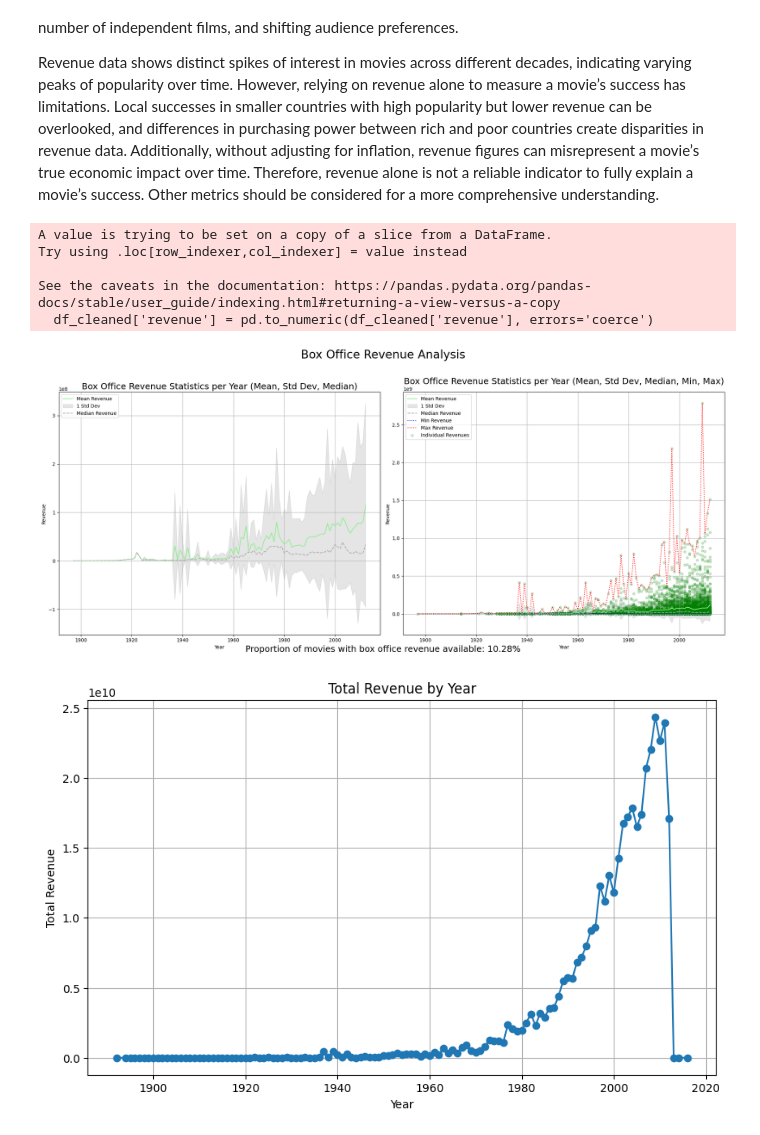
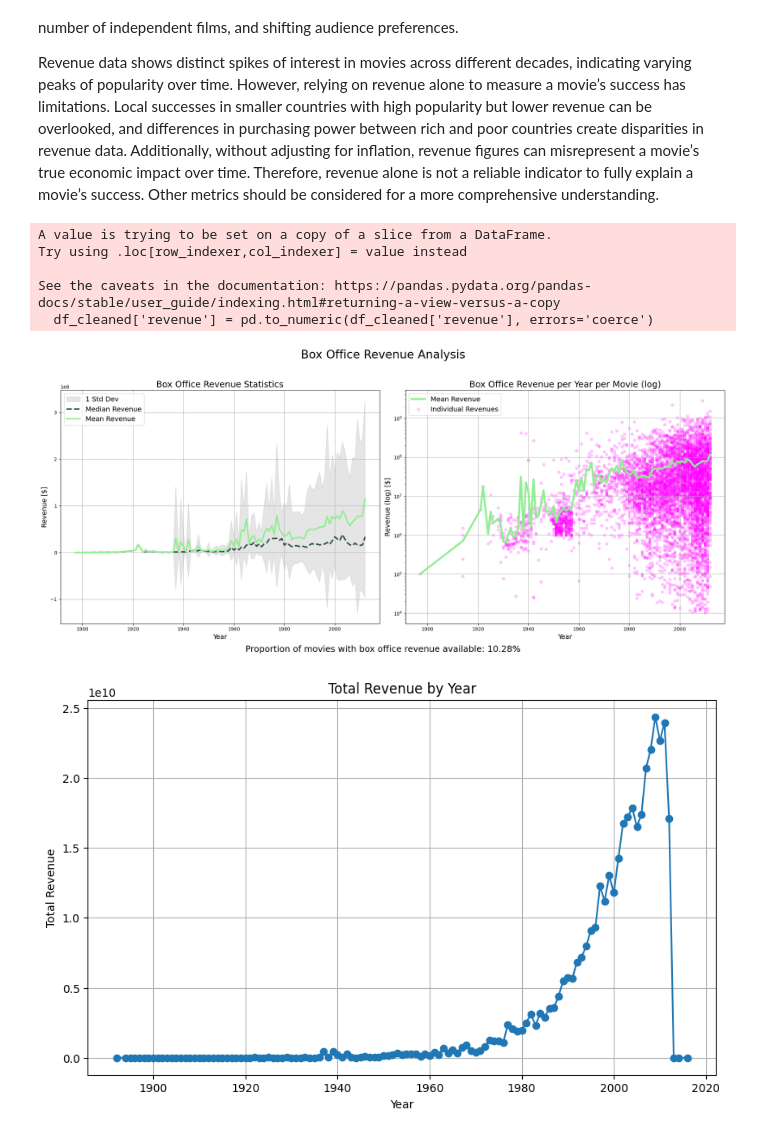
Before and after one commit to epfl-ada/ada-2024-project-spaghetti-raclette-tangyuan-horizon-nexus, a Jupyter notebook: results.ipynb, the cells around one changed output. Drawn from its saved outputs; the diff is of its cells as text; code cells hidden in the pictures.

Commit message:
revenue good

```diff
--- a/results.ipynb
+++ b/results.ipynb
@@ -159,59 +159,58 @@ The variance in movie revenues has not remained constant over time, indicating a
 
 Revenue data shows distinct spikes of interest in movies across different decades, indicating varying peaks of popularity over time. However, relying on revenue alone to measure a movie’s success has limitations. Local successes in smaller countries with high popularity but lower revenue can be overlooked, and differences in purchasing power between rich and poor countries create disparities in revenue data. Additionally, without adjusting for inflation, revenue figures can misrepresent a movie’s true economic impact over time. Therefore, revenue alone is not a reliable indicator to fully explain a movie’s success. Other metrics should be considered for a more comprehensive understanding.
 # %%
+# Data preprocessing and analysis
 movie_metadata_df['year'] = pd.to_datetime(movie_metadata_df['release_date'], errors='coerce').dt.year
 df_cleaned = movie_metadata_df.dropna(subset=['year', 'revenue'])
 df_cleaned['revenue'] = pd.to_numeric(df_cleaned['revenue'], errors='coerce')
 df_cleaned = df_cleaned.dropna(subset=['revenue'])
 revenue_stats = df_cleaned.groupby('year')['revenue'].agg(['mean', 'std', 'median', 'min', 'max'])
 
-# Calculate the proportion of movies with box office revenue available
+# Proportion of movies with box office revenue available
 total_movies = movie_metadata_df.shape[0]
 movies_with_revenue = movie_metadata_df['revenue'].notna().sum()
 proportion_with_revenue = movies_with_revenue / total_movies
 
 fig, axes = plt.subplots(nrows=1, ncols=2, figsize=(20, 9))
 
-# Plot 1: Mean, Std Dev, and Median Revenue
-axes[0].plot(revenue_stats.index, revenue_stats['mean'], label='Mean Revenue', color='lightgreen')
+# Plot 1
 axes[0].fill_between(revenue_stats.index, revenue_stats['mean'] - revenue_stats['std'],
                      revenue_stats['mean'] + revenue_stats['std'], color='grey', alpha=0.2, label='1 Std Dev')
-axes[0].plot(revenue_stats.index, revenue_stats['median'], label='Median Revenue', linestyle='--', color='darkgrey')
-axes[0].set_title('Box Office Revenue Statistics per Year (Mean, Std Dev, Median)', fontsize=18)
-axes[0].set_xlabel('Year')
-axes[0].set_ylabel('Revenue')
-axes[0].legend()
+axes[0].plot(revenue_stats.index, revenue_stats['median'], label='Median Revenue', linestyle='--', color='darkslategray', linewidth=3)
+axes[0].plot(revenue_stats.index, revenue_stats['mean'], label='Mean Revenue', color='lightgreen', linewidth=3)
+axes[0].set_title('Box Office Revenue Statistics', fontsize=18)
+axes[0].set_xlabel('Year', fontsize=14)
+axes[0].set_ylabel('Revenue [$]', fontsize=14)
+axes[0].legend(fontsize=14)
 axes[0].grid(True)
 
-# Plot 2: Mean, Std Dev, Median, Min, and Max Revenue
-axes[1].plot(revenue_stats.index, revenue_stats['mean'], label='Mean Revenue', color='lightgreen')
-axes[1].fill_between(revenue_stats.index, revenue_stats['mean'] - revenue_stats['std'],
-                     revenue_stats['mean'] + revenue_stats['std'], color='grey', alpha=0.2, label='1 Std Dev')
-axes[1].plot(revenue_stats.index, revenue_stats['median'], label='Median Revenue', linestyle='--', color='darkgrey')
-axes[1].plot(revenue_stats.index, revenue_stats['min'], label='Min Revenue', linestyle=':', color='blue')
-axes[1].plot(revenue_stats.index, revenue_stats['max'], label='Max Revenue', linestyle=':', color='red')
-axes[1].scatter(df_cleaned['year'], df_cleaned['revenue'], color='green', alpha=0.2, label='Individual Revenues', s=25)
-axes[1].set_title('Box Office Revenue Statistics per Year (Mean, Std Dev, Median, Min, Max)', fontsize=18)
-axes[1].set_xlabel('Year')
-axes[1].set_ylabel('Revenue')
-axes[1].legend()
+# Plot 2
+axes[1].plot(revenue_stats.index, revenue_stats['mean'], label='Mean Revenue', color='lightgreen', linewidth=4)
+# axes[1].plot(revenue_stats.index, revenue_stats['min'], label='Min Revenue', linestyle=':', color='blue',linewidth=3)
+# axes[1].plot(revenue_stats.index, revenue_stats['max'], label='Max Revenue', linestyle=':', color='red', linewidth=3)
+axes[1].scatter(df_cleaned['year'], df_cleaned['revenue'], color='magenta', alpha=0.2, label='Individual Revenues', s=30)
+axes[1].set_title('Box Office Revenue per Year per Movie (log)', fontsize=18)
+axes[1].set_xlabel('Year', fontsize=14)
+axes[1].set_ylabel('Revenue (log) [$]', fontsize=14)
+axes[1].set_yscale('log')  # Set y-axis to log scale
+axes[1].legend(fontsize=14)
 axes[1].grid(True)
 
-# Add a main title for the two plots
+# Main title
 fig.suptitle('Box Office Revenue Analysis', fontsize=24)
 
-# Add a title under the plots
+# Display of available data %
 fig.text(0.5, 0.01, f"Proportion of movies with box office revenue available: {proportion_with_revenue:.2%}", ha='center', fontsize=18)
 
-plt.tight_layout(rect=[0, 0, 1, 0.96])
+plt.tight_layout(rect=[0, 0.03, 1, 0.95])
 plt.show()
 # %% [output]
 A value is trying to be set on a copy of a slice from a DataFrame.
 Try using .loc[row_indexer,col_indexer] = value instead
 
 See the caveats in the documentation: https://pandas.pydata.org/pandas-docs/stable/user_guide/indexing.html#returning-a-view-versus-a-copy
   df_cleaned['revenue'] = pd.to_numeric(df_cleaned['revenue'], errors='coerce')
-[figure, old version]
+[figure, new version]
 # %%
 # df_simple_revenu = movie_metadata_df
 # df_simple_revenu['release_date'] = pd.to_datetime(df_simple_revenu['release_date'], errors='coerce')
```
